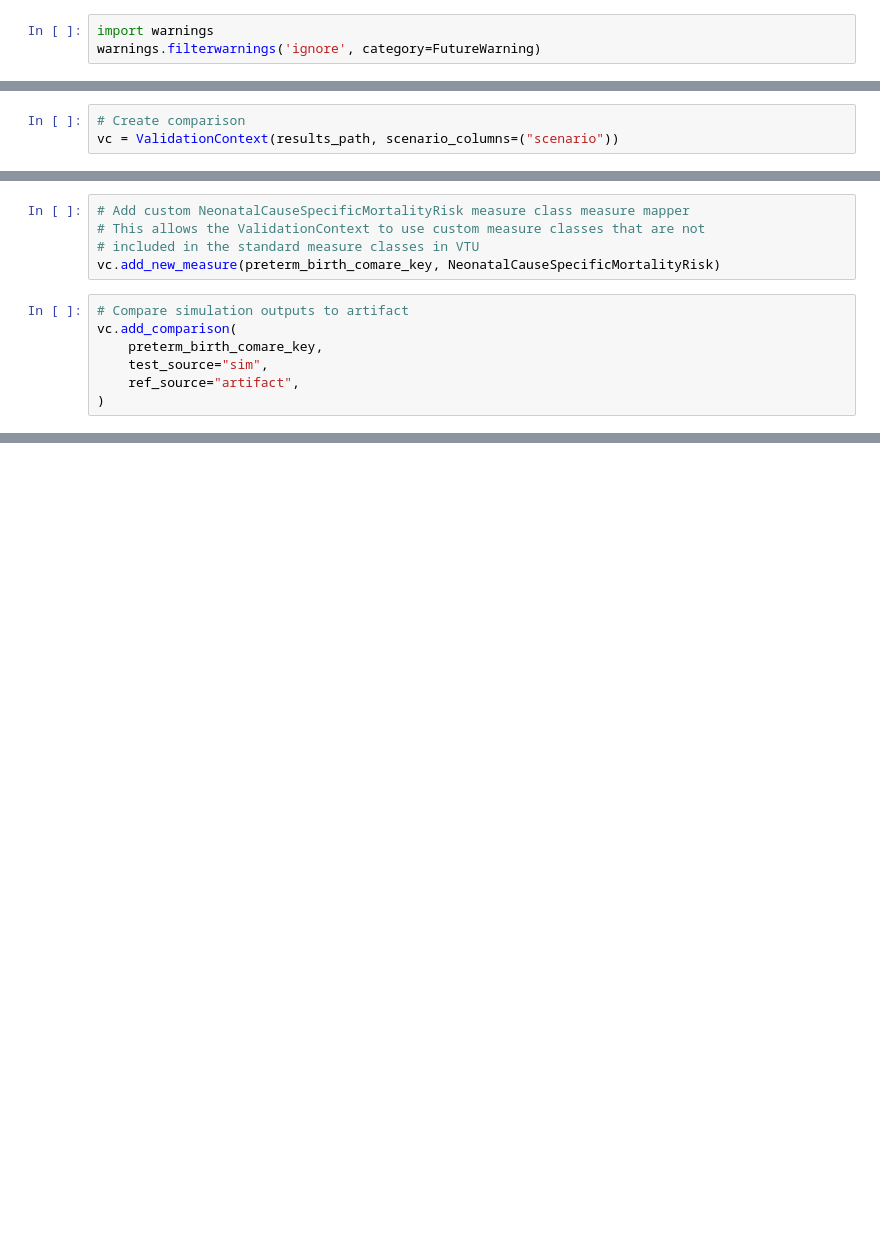
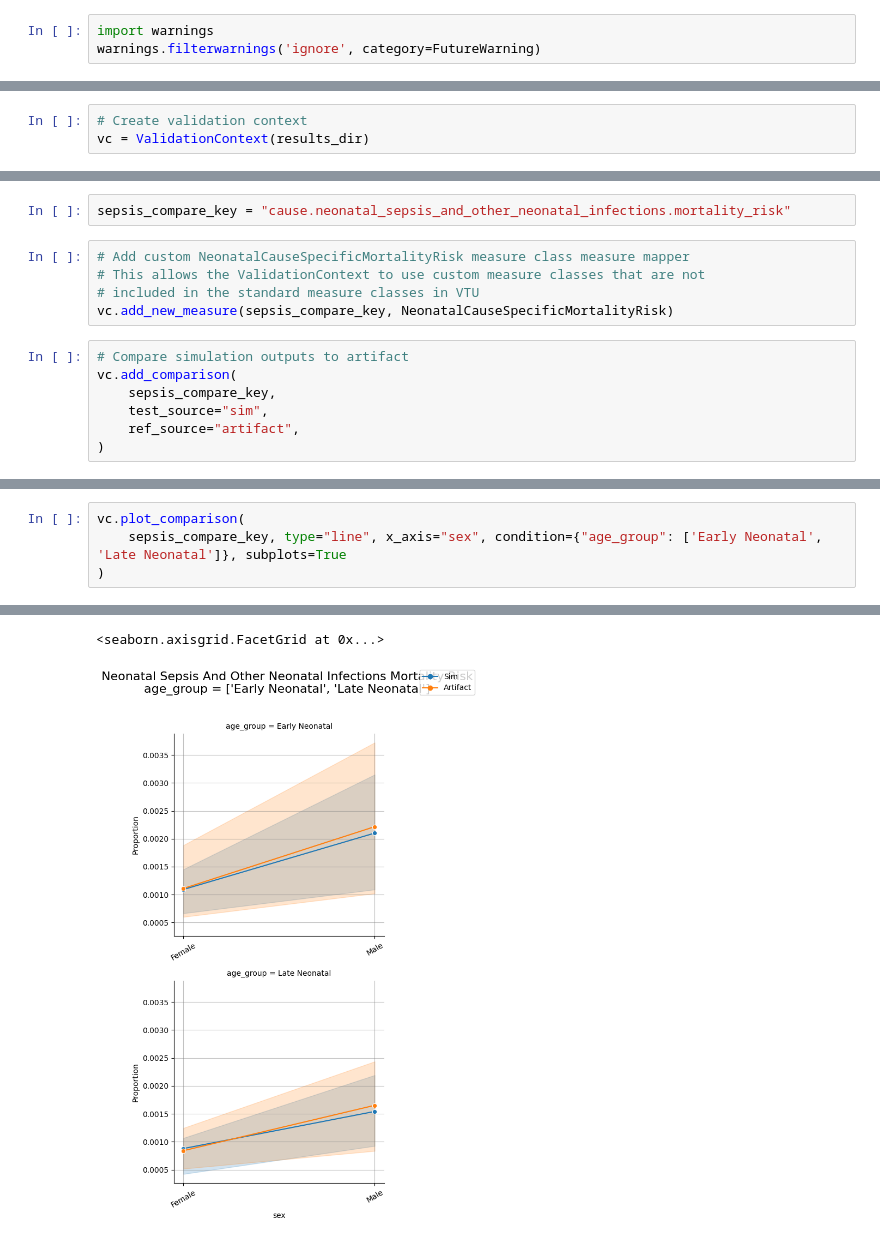
Before and after one commit to ihmeuw/vivarium_gates_mncnh, a Jupyter notebook: src/vivarium_gates_mncnh/validation/vc_notebooks/neonatal_checks.ipynb, the cells around one changed output, grey strips where cells are left out. Saved outputs shown, nothing was run; the diff lists cells and outputs as text; blank space fills up the shorter version.

```diff
--- a/src/vivarium_gates_mncnh/validation/vc_notebooks/neonatal_checks.ipynb
+++ b/src/vivarium_gates_mncnh/validation/vc_notebooks/neonatal_checks.ipynb
@@ -45,3 +16,3 @@ results_path = base_results_dir + results["ethiopia"]
 # %%
-# Create comparison
-vc = ValidationContext(results_path, scenario_columns=("scenario"))
+# Create validation context
+vc = ValidationContext(results_dir)
@@ -59,12 +119,14 @@ preterm_birth_comare_key = "cause.neonatal_preterm_birth.mortality_risk"
+# %%
+sepsis_compare_key = "cause.neonatal_sepsis_and_other_neonatal_infections.mortality_risk"
 # %%
 # Add custom NeonatalCauseSpecificMortalityRisk measure class measure mapper
 # This allows the ValidationContext to use custom measure classes that are not
 # included in the standard measure classes in VTU
-vc.add_new_measure(preterm_birth_comare_key, NeonatalCauseSpecificMortalityRisk)
+vc.add_new_measure(sepsis_compare_key, NeonatalCauseSpecificMortalityRisk)
 # %%
 # Compare simulation outputs to artifact
 vc.add_comparison(
-    preterm_birth_comare_key,
+    sepsis_compare_key,
     test_source="sim",
     ref_source="artifact",
 )
@@ -81,0 +200,5 @@ preterm_csmrisk_frame
+# %%
+vc.plot_comparison(
+    sepsis_compare_key, type="line", x_axis="sex", condition={"age_group": ['Early Neonatal', 'Late Neonatal']}, subplots=True
+)
+# %% [output]
@@ -81,0 +207,2 @@ preterm_csmrisk_frame
+<seaborn.axisgrid.FacetGrid at 0x...>
+[figure, added]
```
Also changed, not shown: parts of 18 cells of this notebook.
